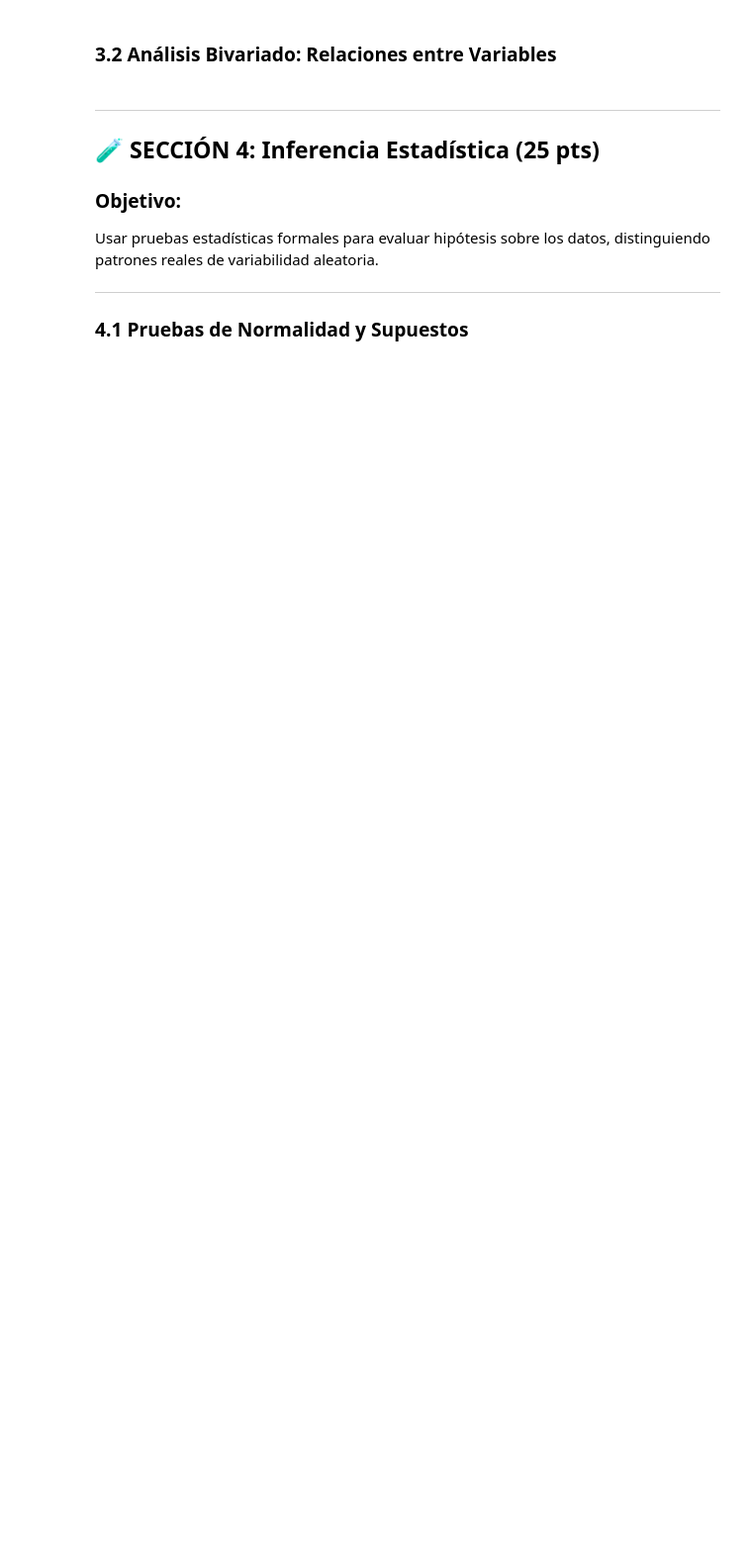
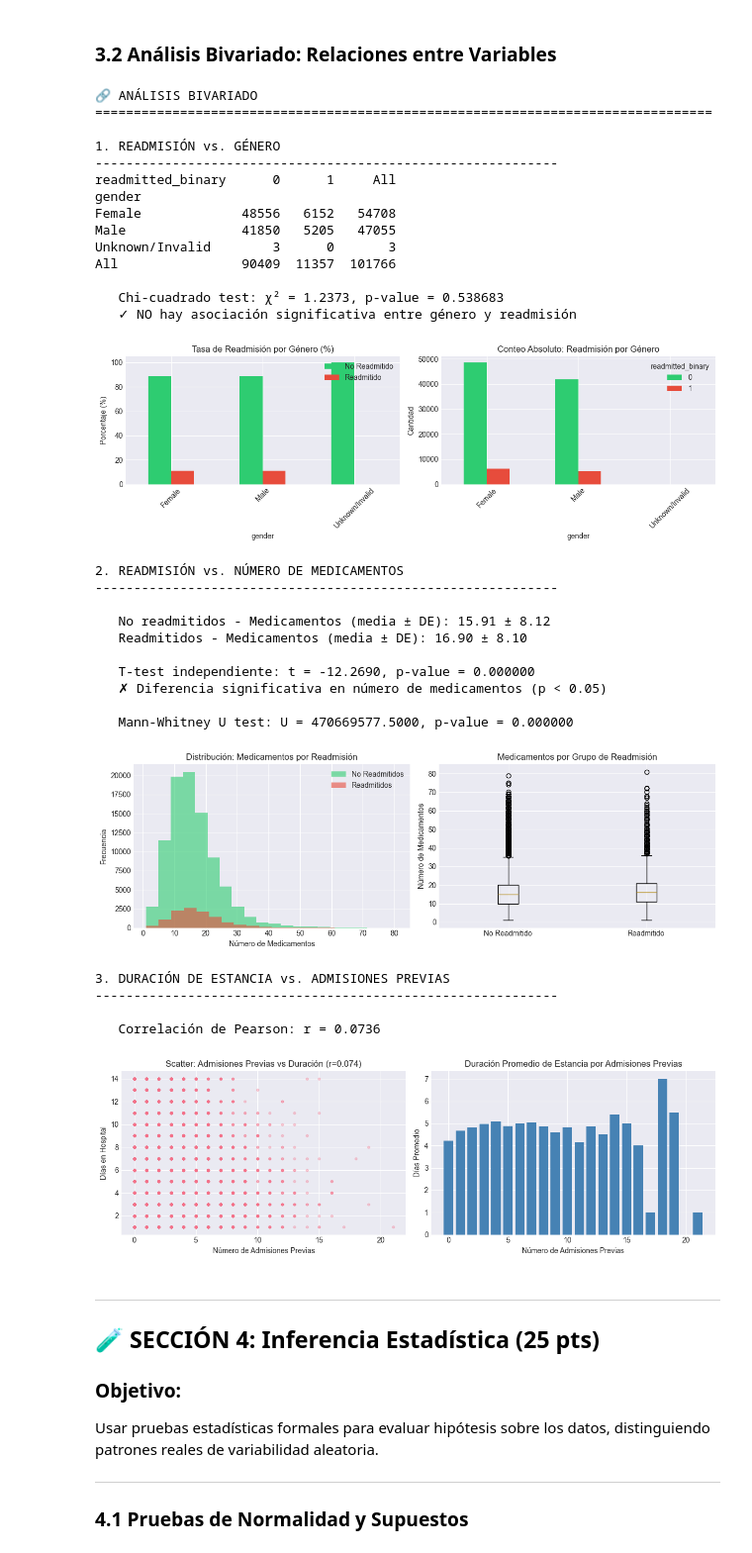
Before and after one commit to andrickraya/DA-Hospital-Readmissions, a Jupyter notebook: Data_Analytics_Readmissions.ipynb, the cells around one changed output. Shown at 99% size. Cells and saved outputs as stored; diff of their text form; code cells hidden in the pictures; blank space fills up the shorter version.

```diff
--- a/Data_Analytics_Readmissions.ipynb
+++ b/Data_Analytics_Readmissions.ipynb
@@ -424,7 +595,7 @@ print(f"\n   Chi-cuadrado test: χ² = {chi2:.4f}, p-value = {p_val:.6f}")
 if p_val < 0.05:
     print(f"   ✗ Existe asociación significativa entre género y readmisión (p < 0.05)")
 else:
-print(f"   ✓ NO hay asociación significativa entre género y readmisión")
+    print(f"   ✓ NO hay asociación significativa entre género y readmisión")
 
 # Visualizar
 fig, axes = plt.subplots(1, 2, figsize=(12, 4))
@@ -436,7 +607,7 @@ axes[0].set_ylabel('Porcentaje (%)')
 axes[0].set_xticklabels(axes[0].get_xticklabels(), rotation=45)
 axes[0].legend(['No Readmitido', 'Readmitido'], loc='upper right')
 
-readmit_gender.loc[:-1, :].plot(kind='bar', ax=axes[1], color=['#2ecc71', '#e74c3c'])
+readmit_gender.drop(index='All', columns='All').plot(kind='bar', ax=axes[1], color=['#2ecc71', '#e74c3c'])
 axes[1].set_title('Conteo Absoluto: Readmisión por Género')
 axes[1].set_ylabel('Cantidad')
 axes[1].set_xticklabels(axes[1].get_xticklabels(), rotation=45)
@@ -459,7 +630,7 @@ print(f"\n   T-test independiente: t = {t_stat:.4f}, p-value = {p_val:.6f}")
 if p_val < 0.05:
     print(f"   ✗ Diferencia significativa en número de medicamentos (p < 0.05)")
 else:
-print(f"   ✓ NO hay diferencia significativa")
+    print(f"   ✓ NO hay diferencia significativa")
 
 # Test Mann-Whitney (alternativa no paramétrica)
 u_stat, p_val_mw = mannwhitneyu(no_readmit_meds.dropna(), readmit_meds.dropna())
@@ -479,33 +650,65 @@ data_to_plot = [no_readmit_meds, readmit_meds]
 axes[1].boxplot(data_to_plot, labels=['No Readmitido', 'Readmitido'])
 axes[1].set_title('Medicamentos por Grupo de Readmisión')
 axes[1].set_ylabel('Número de Medicamentos')
 
 plt.tight_layout()
 plt.show()
 
 # 3. Duración de Estancia vs. Admisiones Previas
 print("\n3. DURACIÓN DE ESTANCIA vs. ADMISIONES PREVIAS")
 print("-" * 60)
 correlation = df_clean['time_in_hospital'].corr(df_clean['number_inpatient'])
 print(f"\n   Correlación de Pearson: r = {correlation:.4f}")
 
 # Visualizar
 fig, axes = plt.subplots(1, 2, figsize=(12, 4))
 
 axes[0].scatter(df_clean['number_inpatient'], df_clean['time_in_hospital'], alpha=0.3, s=10)
 axes[0].set_title(f'Scatter: Admisiones Previas vs Duración (r={correlation:.3f})')
 axes[0].set_xlabel('Número de Admisiones Previas')
 axes[0].set_ylabel('Días en Hospital')
 
 # Agrupar por admisiones previas
 grouped = df_clean.groupby('number_inpatient')['time_in_hospital'].mean()
 axes[1].bar(grouped.index, grouped.values, color='steelblue')
 axes[1].set_title('Duración Promedio de Estancia por Admisiones Previas')
 axes[1].set_xlabel('Número de Admisiones Previas')
 axes[1].set_ylabel('Días Promedio')
 
 plt.tight_layout()
 plt.show()
+# %% [output]
+🔗 ANÁLISIS BIVARIADO
+================================================================================
+
+1. READMISIÓN vs. GÉNERO
+------------------------------------------------------------
+readmitted_binary      0      1     All
+gender
+Female             48556   6152   54708
+Male               41850   5205   47055
+Unknown/Invalid        3      0       3
+All                90409  11357  101766
+
+   Chi-cuadrado test: χ² = 1.2373, p-value = 0.538683
+   ✓ NO hay asociación significativa entre género y readmisión
+[figure, added]
+2. READMISIÓN vs. NÚMERO DE MEDICAMENTOS
+------------------------------------------------------------
+
+   No readmitidos - Medicamentos (media ± DE): 15.91 ± 8.12
+   Readmitidos - Medicamentos (media ± DE): 16.90 ± 8.10
+
+   T-test independiente: t = -12.2690, p-value = 0.000000
+   ✗ Diferencia significativa en número de medicamentos (p < 0.05)
+
+   Mann-Whitney U test: U = 470669577.5000, p-value = 0.000000
+[figure, added]
+3. DURACIÓN DE ESTANCIA vs. ADMISIONES PREVIAS
+------------------------------------------------------------
+
+   Correlación de Pearson: r = 0.0736
+[figure, added]
 # %% [markdown]
 ---
 ## 🧪 SECCIÓN 4: Inferencia Estadística (25 pts)
```
Also changed, not shown: parts of 13 cells of this notebook, 1 other file.
